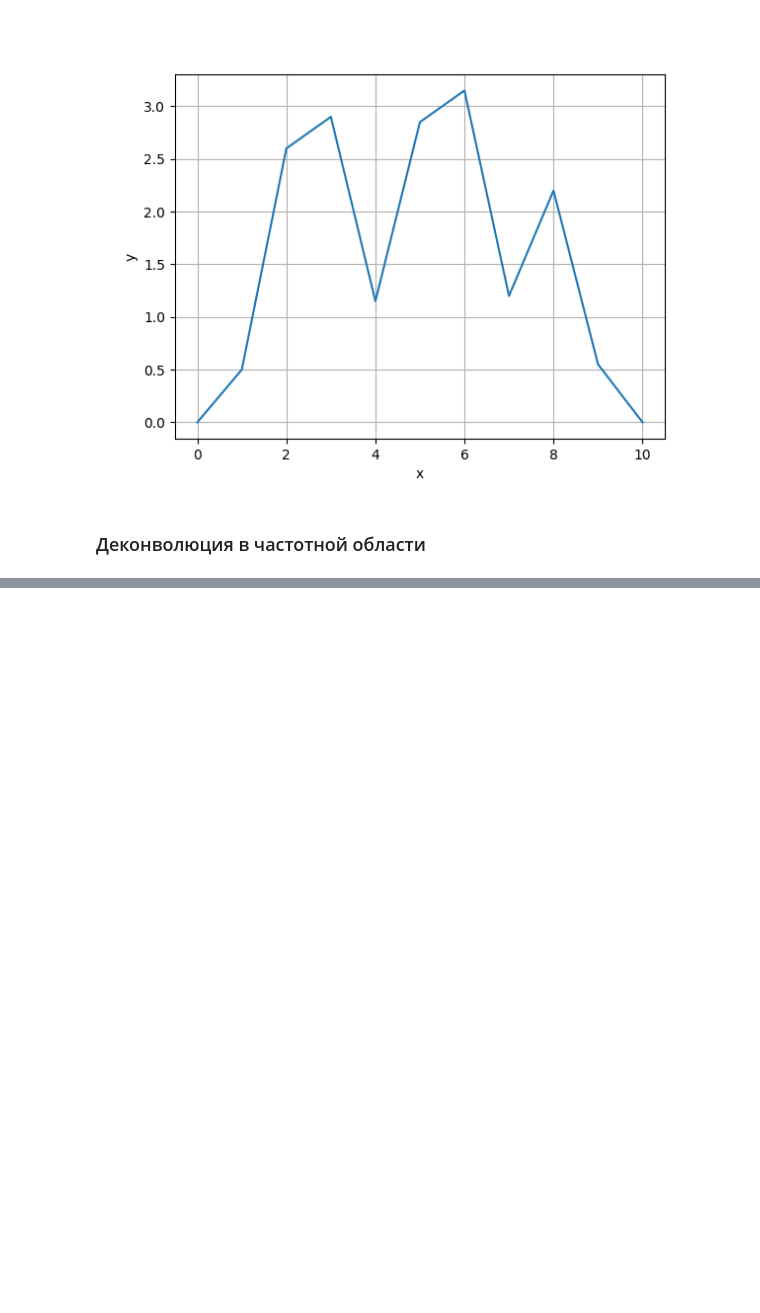
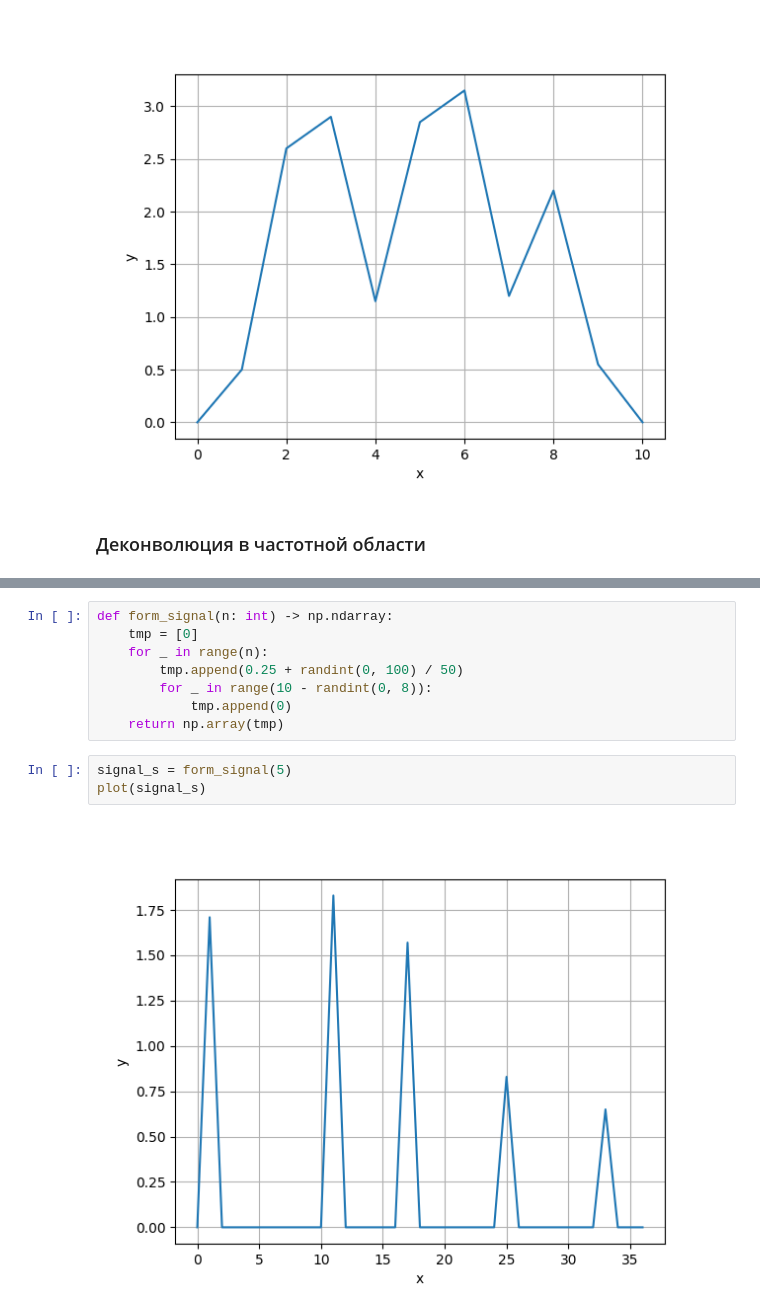
Before and after one commit to Niatomi/conversion-of-measurement-signals-course, a Jupyter notebook: src/practice_7.ipynb, the cells around one changed output, grey strips where cells are left out. Drawn from its saved outputs; the diff is of its cells as text; blank space fills up the shorter version.

```diff
--- a/src/practice_7.ipynb
+++ b/src/practice_7.ipynb
@@ -88,0 +90,13 @@ plot(np.arange(convoluted_singnal.size), convoluted_singnal)
+# %%
+def form_signal(n: int) -> np.ndarray:
+    tmp = [0]
+    for _ in range(n):
+        tmp.append(0.25 + randint(0, 100) / 50)
+        for _ in range(10 - randint(0, 8)):
+            tmp.append(0)
+    return np.array(tmp)
+# %%
+signal_s = form_signal(5)
+plot(signal_s)
+# %% [output]
+[figure, added]
```
Also changed, not shown: parts of 13 cells of this notebook.
